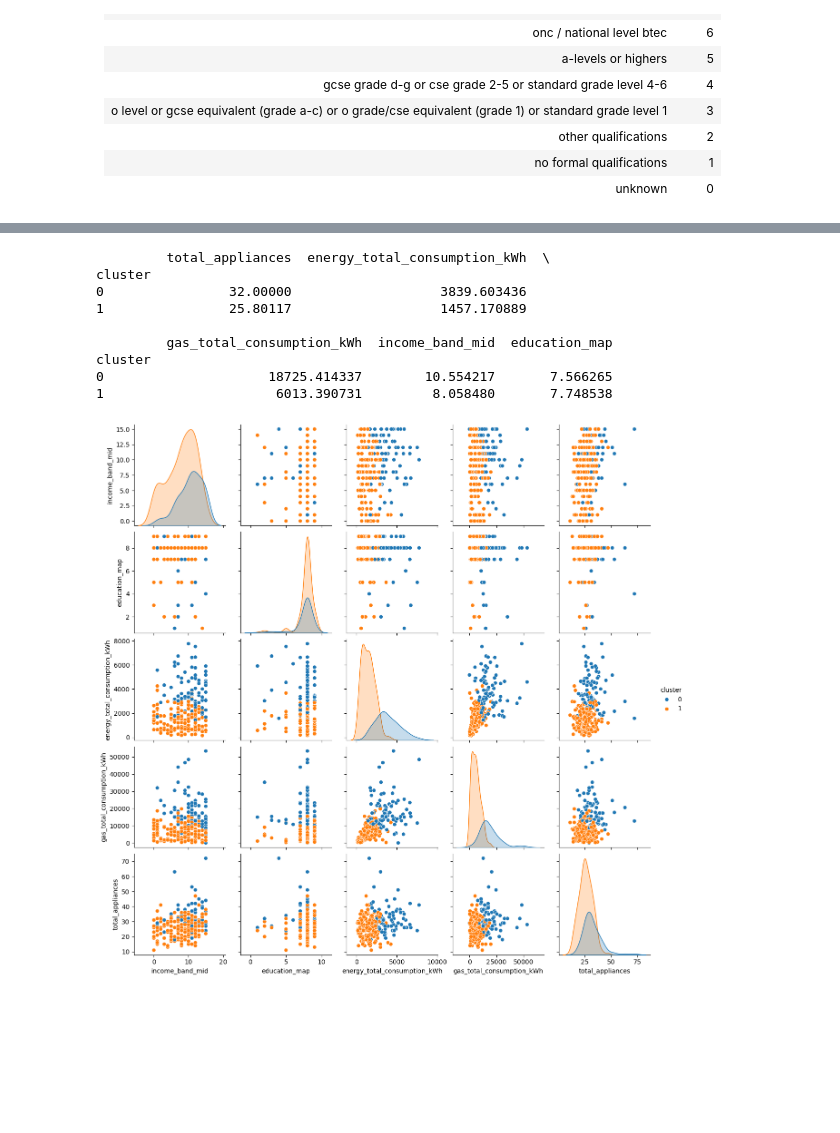
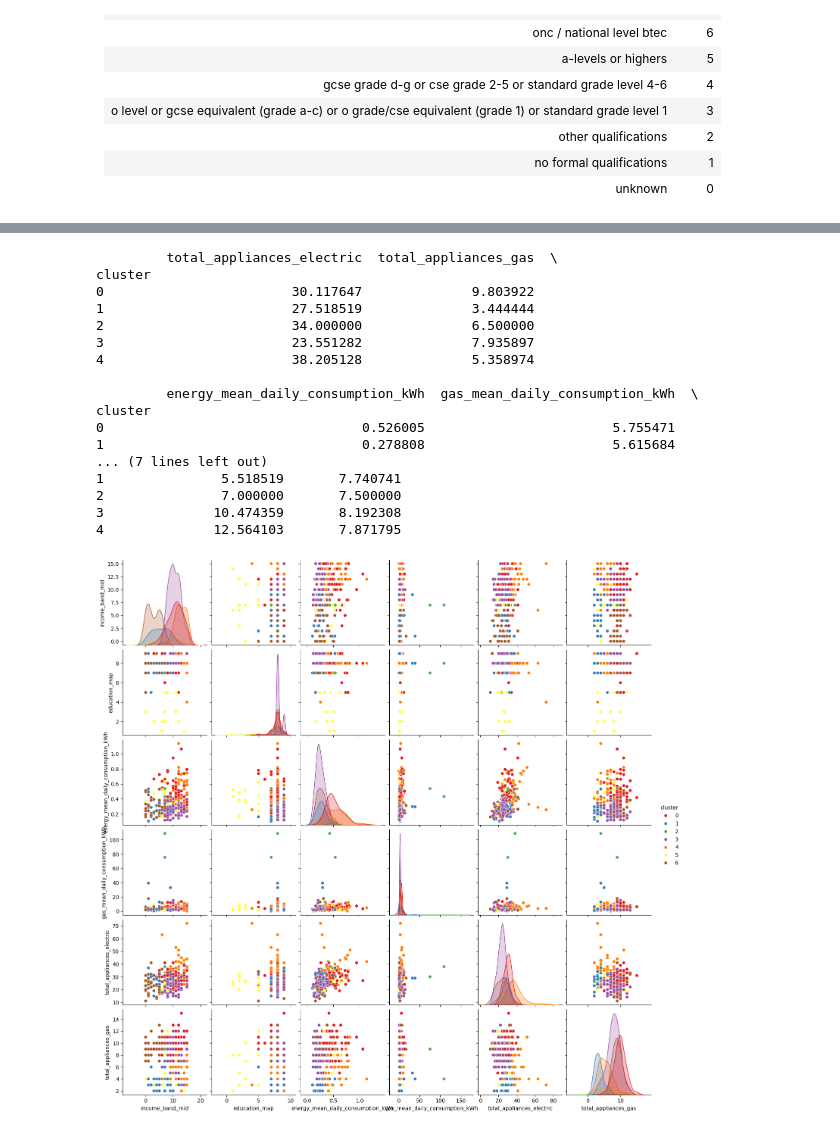
Before and after one commit to sudo-Oliver/Predictive-Analytics-Private, a Jupyter notebook: notebooks/KMeansClustering.ipynb, the cells around one changed output, grey strips where cells are left out. Saved outputs shown, nothing was run; the diff lists cells and outputs as text; code cells hidden in the pictures; blank space fills up the shorter version.

Commit message:
Split appliances into electric and gas, changed total consumption to median daily consumption

```diff
--- a/notebooks/KMeansClustering.ipynb
+++ b/notebooks/KMeansClustering.ipynb
@@ -86,3 +84,6 @@ def load_processed_data():
 energy, gas = load_processed_data()
 # %% [output]
 Data loaded successfully: (1529499, 11) rows & (634755, 11) rows
+# %%
+# Replace negative values with 0 in total_consumption_Wh column
+gas['total_consumption_Wh'] = gas['total_consumption_Wh'].clip(lower=0)
@@ -125,8 +173,8 @@ result_grouped = home[["homeid", "income_band"]].groupby('homeid', as_index=Fals
 result_grouped = result_grouped.rename(columns={'homeid': 'home'})
 
 # Merge income bands with energy consumption
-income_energy_home = pd.merge(result_grouped, total_consumption_per_home_energy, on='home', how='inner')
-income_energy_home = pd.merge(income_energy_home, total_consumption_per_home_gas, on='home', how='inner')
+income_energy_gas_home = pd.merge(result_grouped, mean_consumption_per_home_energy, on='home', how='inner')
+income_energy_gas_home = pd.merge(income_energy_gas_home, mean_consumption_per_home_gas, on='home', how='inner')
 
 # Change income bands to midpoint integers
 income_midpoints = {
@@ -146,10 +194,10 @@ income_midpoints = {
     "£66,000 to £77,999": 13,
     "£78,000 to £89,999": 14,
     "£90,000 or more": 15 }
-income_energy_home["income_band_mid"] = income_energy_home["income_band"].map(income_midpoints)
-income_energy_home = income_energy_home.drop(columns=['income_band'])
+income_energy_gas_home["income_band_mid"] = income_energy_gas_home["income_band"].map(income_midpoints)
+income_energy_gas_home = income_energy_gas_home.drop(columns=['income_band'])
 
 # Merge appliances with income bands and energy consumption
-appliance_income_energy_home = pd.merge(appliances_merged, income_energy_home, on='home', how='inner')
-appliance_income_energy_home
+appliance_income_energy_gas_home = pd.merge(appliances_merged, income_energy_gas_home, on='home', how='inner')
+appliance_income_energy_gas_home
 # %% [output]
@@ -204,4 +252,4 @@ person = person.rename(columns={'homeid': 'home'})
 highest_education = person.groupby('home')['education_map'].max().reset_index()
 
 # Merge with appliance_income_energy_home
-appliance_income_energy_education_home = pd.merge(appliance_income_energy_home, highest_education, on='home', how='inner')
+appliance_income_energy_gas_education_home = pd.merge(appliance_income_energy_gas_home, highest_education, on='home', how='inner')
@@ -227,7 +277,7 @@ appliance_income_energy_education_home
 scaler = StandardScaler()
 
 # Separate home identifier and clustering variables
-df = appliance_income_energy_education_home.copy()
+df = appliance_income_energy_gas_education_home.copy()
 home = df['home']
 dataset_clustering = df.drop(columns=['home'])
 dataset_scaled = pd.DataFrame(scaler.fit_transform(dataset_clustering),
@@ -239,7 +289,7 @@ davies_bouldin_scores = {}
 
 # Perform KMeans clustering iteratively for clusters 2 through 19
 for i in range(2, 20):
-    kmeans = KMeans(n_clusters=i, n_init='auto', max_iter=300, random_state=42)
+    kmeans = KMeans(n_clusters=i, n_init='auto', max_iter=400, random_state=42)
     kmeans_model = kmeans.fit(dataset_scaled)
     km_clusters = kmeans.labels_
 
@@ -316,24 +370,33 @@ plt.show()
 # %%
 # Assign labels to the unscaled data
 dataset_clustering["cluster"] = kmeans.labels_
 
 # Analysis of mean values in cluster for better comparison
 clustering_mean = dataset_clustering.groupby("cluster").mean()
 print(clustering_mean.head())
 
 # Pair plot
 sns.pairplot(dataset_clustering, hue="cluster",
-             vars=["income_band_mid", "education_map", "energy_total_consumption_kWh",
-                   "gas_total_consumption_kWh", "total_appliances"])
+             vars=["income_band_mid", "education_map", "energy_mean_daily_consumption_kWh",
+                   "gas_mean_daily_consumption_kWh", "total_appliances_electric", "total_appliances_gas"],
+                   palette="Set1")
 plt.show()
 # %% [output]
-         total_appliances  energy_total_consumption_kWh  \
+         total_appliances_electric  total_appliances_gas  \
 cluster
-0                32.00000                   3839.603436
-1                25.80117                   1457.170889
+0                        30.117647              9.803922
+1                        27.518519              3.444444
+2                        34.000000              6.500000
+3                        23.551282              7.935897
+4                        38.205128              5.358974
 
-         gas_total_consumption_kWh  income_band_mid  education_map
+         energy_mean_daily_consumption_kWh  gas_mean_daily_consumption_kWh  \
 cluster
-0                     18725.414337        10.554217       7.566265
-1                      6013.390731         8.058480       7.748538
+0                                 0.526005                        5.755471
+1                                 0.278808                        5.615684
+... (7 lines left out)
+1               5.518519       7.740741
+2               7.000000       7.500000
+3              10.474359       8.192308
+4              12.564103       7.871795
-[figure, old version]
+[figure, new version]
```
Also changed, not shown: parts of 14 cells of this notebook, 1 other file.
